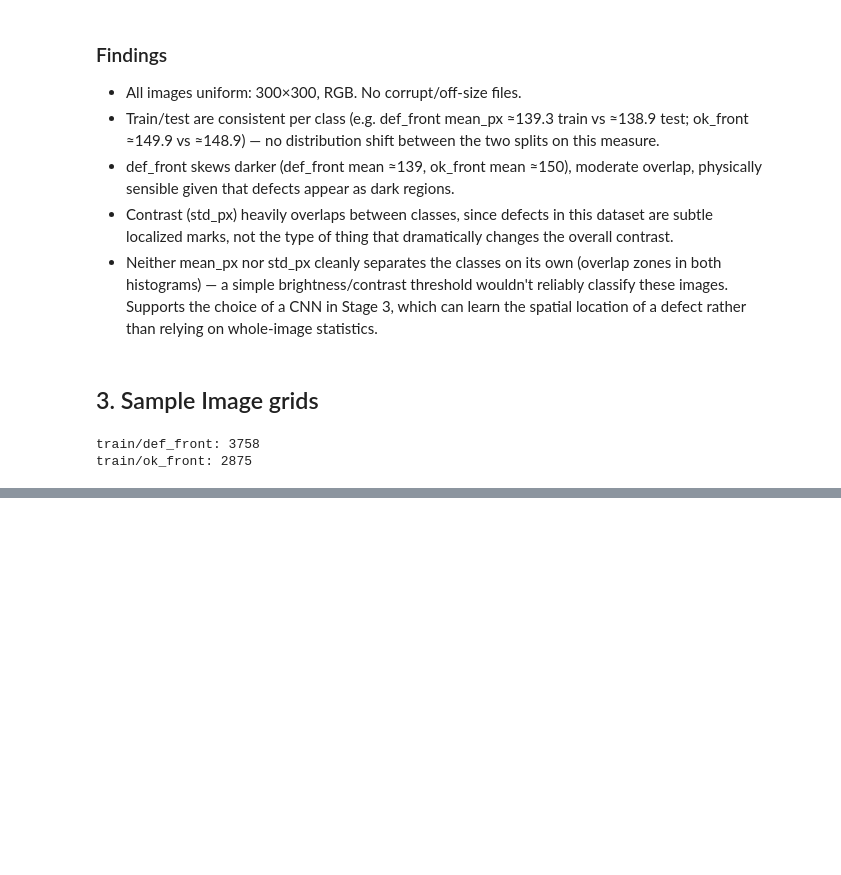
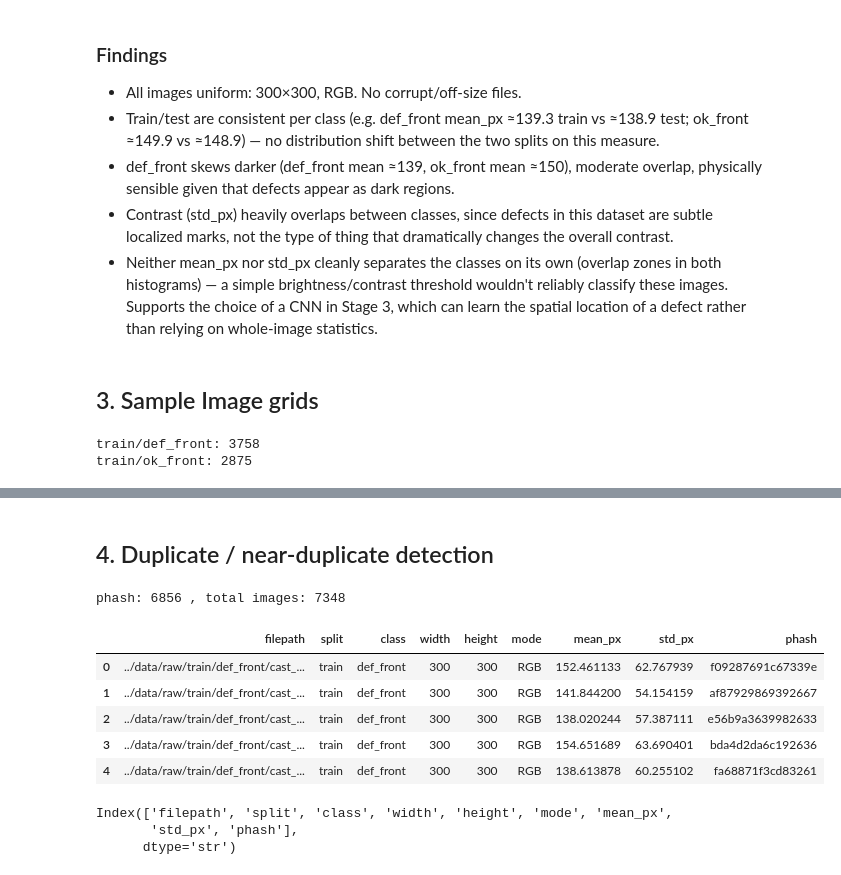
Before and after one commit to Borhan1997/casting-defect-MLOps, a Jupyter notebook: notebooks/01_eda.ipynb, the cells around one changed output, grey strips where cells are left out. Saved outputs shown, nothing was run; the diff lists cells and outputs as text; code cells hidden in the pictures; blank space fills up the shorter version.

Commit message:
EDA: duplicate detection findings

```diff
--- a/notebooks/01_eda.ipynb
+++ b/notebooks/01_eda.ipynb
@@ -133,2 +135,21 @@ for i, cls in enumerate(samples_by_class):
 # %%
 fig.savefig("../reports/figures/sample_grid.png", bbox_inches="tight")
+# %% [markdown]
+## 4. Duplicate / near-duplicate detection
+# %%
+print(f"phash: {img_df['phash'].nunique()} , total images: {len(img_df)}")
+img_df.head()
+# %% [output]
+phash: 6856 , total images: 7348
+|  | filepath | split | class | width | height | mode | mean_px | std_px | phash |
+| 0 | ../data/raw/train/def_front/cast_... | train | def_front | 300 | 300 | RGB | 152.461133 | 62.767939 | f09287691c67339e |
+| 1 | ../data/raw/train/def_front/cast_... | train | def_front | 300 | 300 | RGB | 141.844200 | 54.154159 | af87929869392667 |
+| 2 | ../data/raw/train/def_front/cast_... | train | def_front | 300 | 300 | RGB | 138.020244 | 57.387111 | e56b9a3639982633 |
+| 3 | ../data/raw/train/def_front/cast_... | train | def_front | 300 | 300 | RGB | 154.651689 | 63.690401 | bda4d2da6c192636 |
+| 4 | ../data/raw/train/def_front/cast_... | train | def_front | 300 | 300 | RGB | 138.613878 | 60.255102 | fa68871f3cd83261 |
+# %%
+img_df.columns
+# %% [output]
+Index(['filepath', 'split', 'class', 'width', 'height', 'mode', 'mean_px',
+       'std_px', 'phash'],
+      dtype='str')
```
Also changed, not shown: parts of 8 cells of this notebook, 2 other files.
